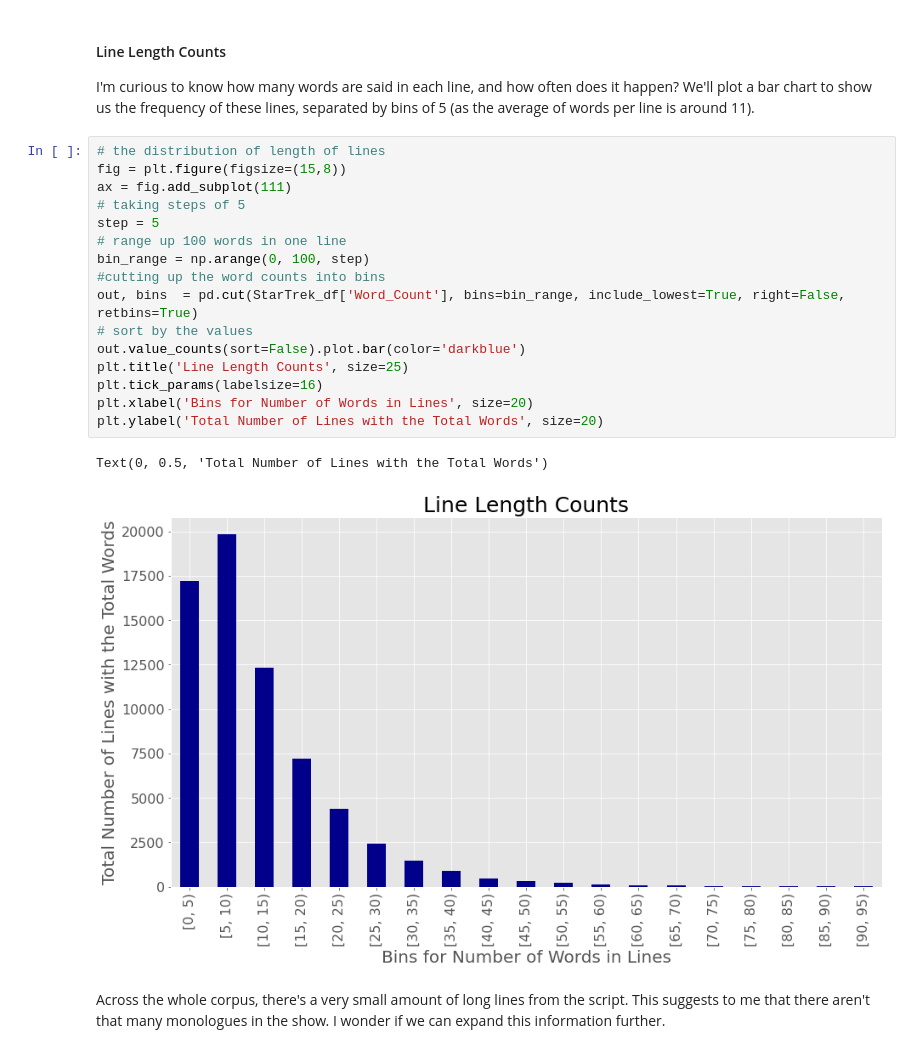
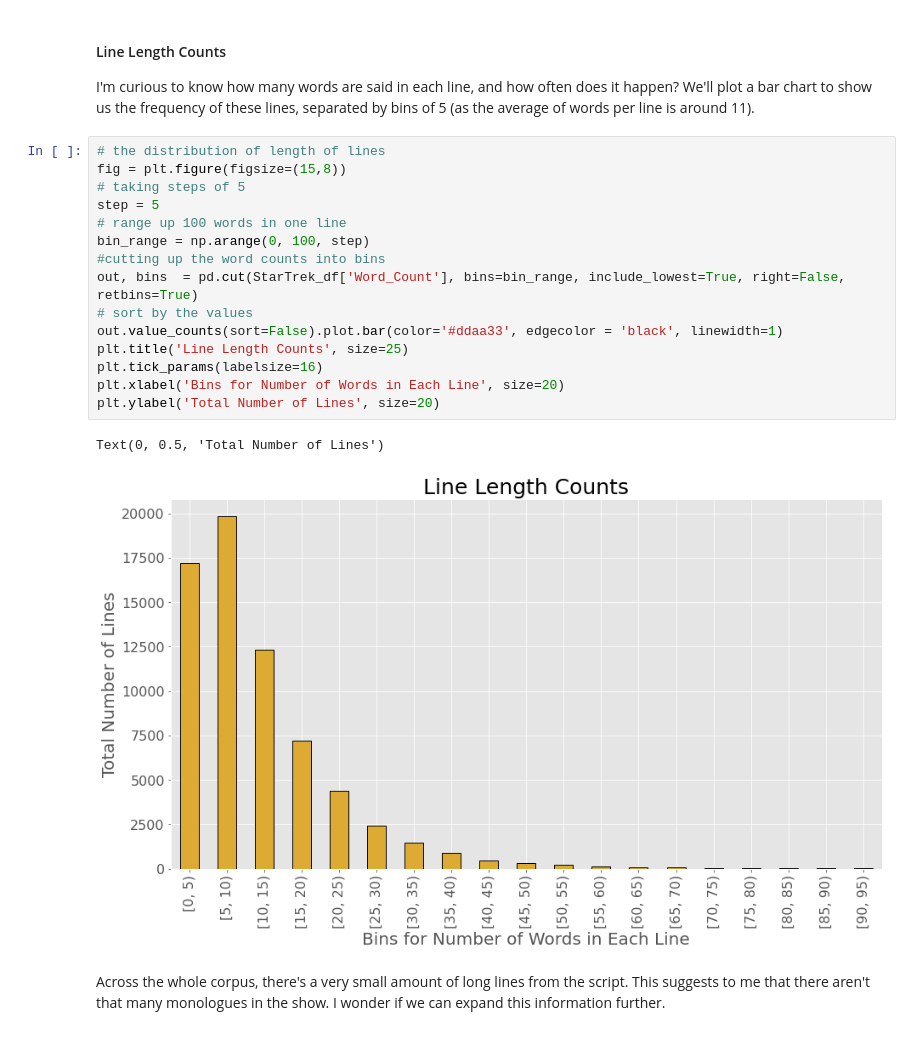
Before and after one commit to KatyaZeross/TrekPredict, a Jupyter notebook: Part1_StarTrek_CleaningEDA.ipynb, the cells around one changed output. Saved outputs shown, nothing was run; the diff lists cells and outputs as text.

```diff
--- a/Part1_StarTrek_CleaningEDA.ipynb
+++ b/Part1_StarTrek_CleaningEDA.ipynb
@@ -763,22 +744,21 @@ I'm curious to know how many words are said in each line, and how often does it
 # %%
 # the distribution of length of lines
 fig = plt.figure(figsize=(15,8))
-ax = fig.add_subplot(111)
 # taking steps of 5
 step = 5
 # range up 100 words in one line
 bin_range = np.arange(0, 100, step)
 #cutting up the word counts into bins
 out, bins  = pd.cut(StarTrek_df['Word_Count'], bins=bin_range, include_lowest=True, right=False, retbins=True)
 # sort by the values
-out.value_counts(sort=False).plot.bar(color='darkblue')
+out.value_counts(sort=False).plot.bar(color='#ddaa33', edgecolor = 'black', linewidth=1)
 plt.title('Line Length Counts', size=25)
 plt.tick_params(labelsize=16)
-plt.xlabel('Bins for Number of Words in Lines', size=20)
-plt.ylabel('Total Number of Lines with the Total Words', size=20)
+plt.xlabel('Bins for Number of Words in Each Line', size=20)
+plt.ylabel('Total Number of Lines', size=20)
 # %% [output]
-Text(0, 0.5, 'Total Number of Lines with the Total Words')
+Text(0, 0.5, 'Total Number of Lines')
-[figure, old version]
+[figure, new version]
 # %% [markdown]
 Across the whole corpus, there's a very small amount of long lines from the script. This suggests to me that there aren't that many monologues in the show. I wonder if we can expand this information further.
 # %%
```
Also changed, not shown: parts of 27 cells of this notebook, 27 other files.
